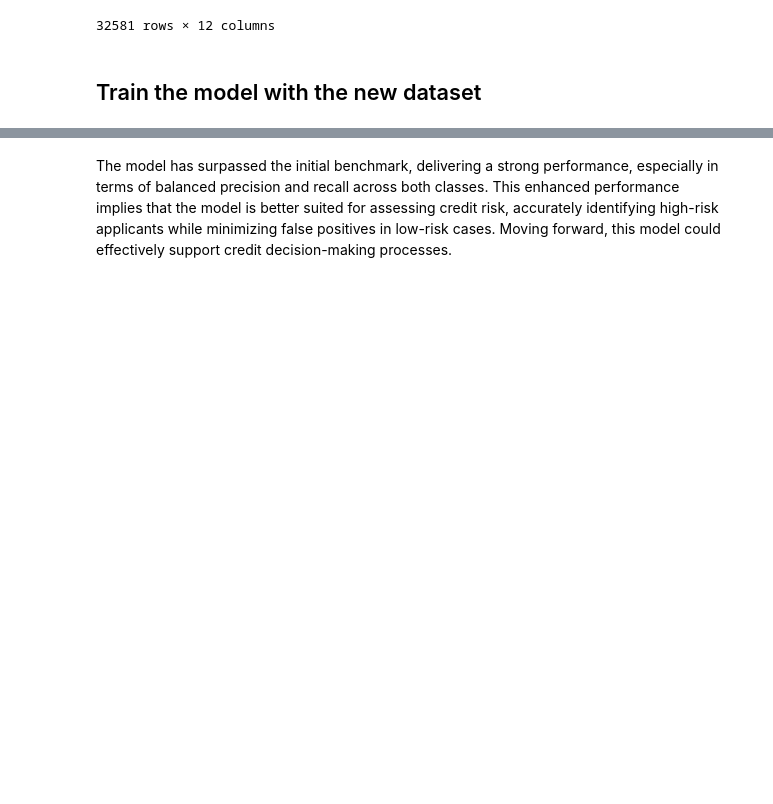
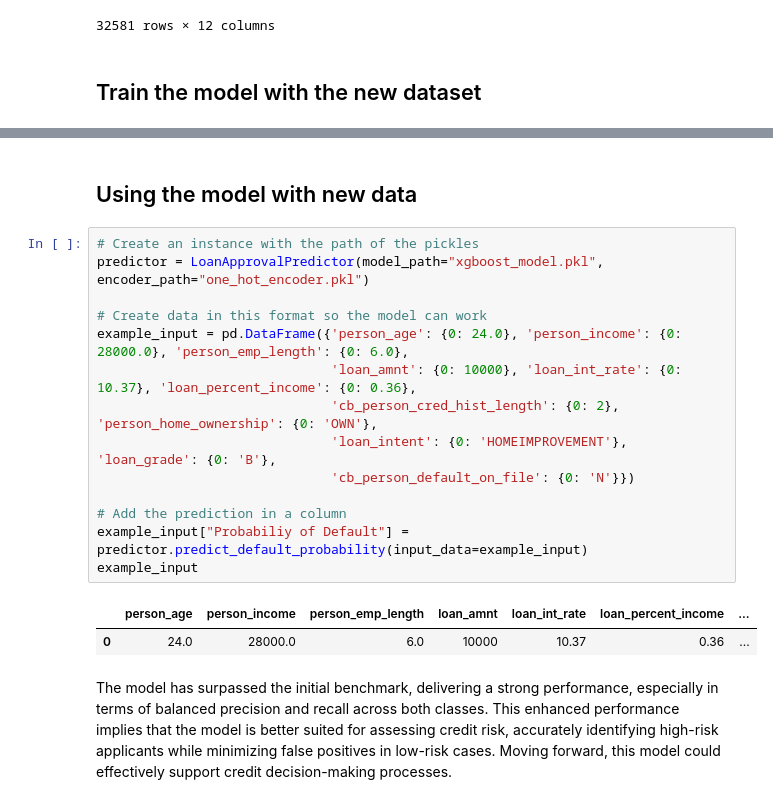
Before and after one commit to PauloVilla/Credit_model_02, a Jupyter notebook: proyecto2.ipynb, the cells around one changed output, grey strips where cells are left out. Drawn from its saved outputs; the diff is of its cells as text; blank space fills up the shorter version.

```diff
--- a/proyecto2.ipynb
+++ b/proyecto2.ipynb
@@ -206,3 +219,22 @@ weighted avg       0.92      0.92      0.92      6517
+# %% [markdown]
+## Using the model with new data
+# %%
+# Create an instance with the path of the pickles
+predictor = LoanApprovalPredictor(model_path="xgboost_model.pkl", encoder_path="one_hot_encoder.pkl")
+
+# Create data in this format so the model can work
+example_input = pd.DataFrame({'person_age': {0: 24.0}, 'person_income': {0: 28000.0}, 'person_emp_length': {0: 6.0},
+                              'loan_amnt': {0: 10000}, 'loan_int_rate': {0: 10.37}, 'loan_percent_income': {0: 0.36},
+                              'cb_person_cred_hist_length': {0: 2}, 'person_home_ownership': {0: 'OWN'},
+                              'loan_intent': {0: 'HOMEIMPROVEMENT'}, 'loan_grade': {0: 'B'},
+                              'cb_person_default_on_file': {0: 'N'}})
+
+# Add the prediction in a column
+example_input["Probabiliy of Default"] = predictor.predict_default_probability(input_data=example_input)
+example_input
+# %% [output]
+|  | person_age | person_income | person_emp_length | loan_amnt | loan_int_rate | loan_percent_income | ... |
+| 0 | 24.0 | 28000.0 | 6.0 | 10000 | 10.37 | 0.36 | ... |
 # %% [markdown]
 The model has surpassed the initial benchmark, delivering a strong performance, especially in terms of balanced precision and recall across both classes. This enhanced performance implies that the model is better suited for assessing credit risk, accurately identifying high-risk applicants while minimizing false positives in low-risk cases. Moving forward, this model could effectively support credit decision-making processes.
 # %% [markdown]
```
Also changed, not shown: parts of 6 cells of this notebook.
